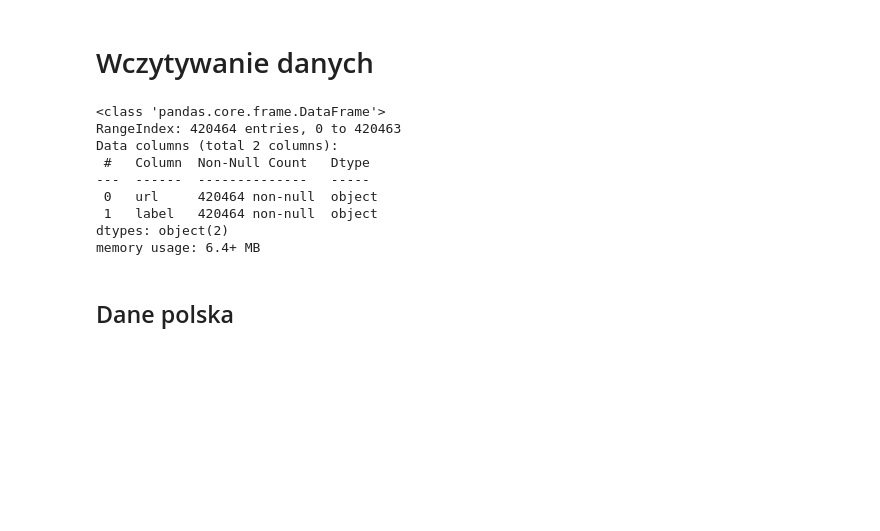
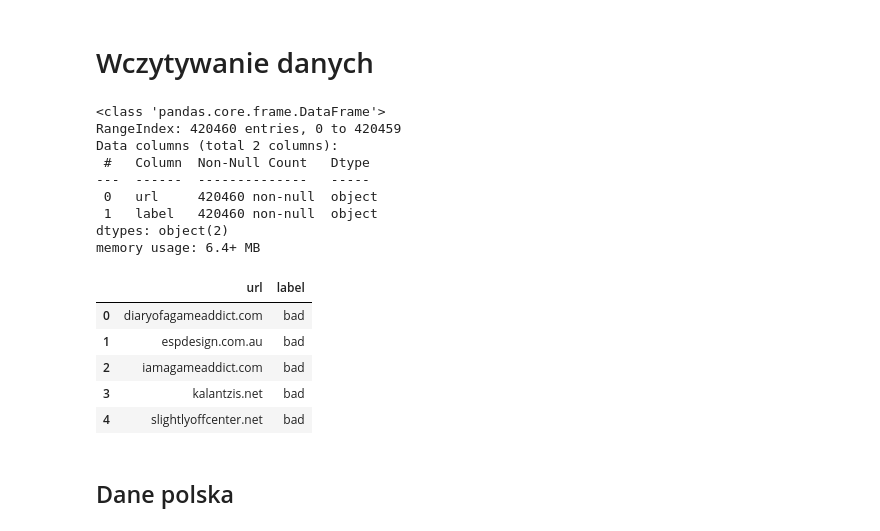
Before and after one commit to knmlprz/mallicious-url-model, a Jupyter notebook: Notebooks/Second_model.ipynb, the cells around one changed output. Saved outputs shown, nothing was run; the diff lists cells and outputs as text; code cells hidden in the pictures; blank space fills up the shorter version.

```diff
--- a/Notebooks/Second_model.ipynb
+++ b/Notebooks/Second_model.ipynb
@@ -25,17 +25,25 @@ import pickle
 # %%
 kaggle = pd.read_csv("../Data/URLs-mixed/kaggle_labeled.csv")
 kaggle.info()
-kaggle = kaggle[kaggle["label"] == "bad"]
 # %% [output]
 <class 'pandas.core.frame.DataFrame'>
-RangeIndex: 420464 entries, 0 to 420463
+RangeIndex: 420460 entries, 0 to 420459
 Data columns (total 2 columns):
  #   Column  Non-Null Count   Dtype
 ---  ------  --------------   -----
- 0   url     420464 non-null  object
- 1   label   420464 non-null  object
+ 0   url     420460 non-null  object
+ 1   label   420460 non-null  object
 dtypes: object(2)
 memory usage: 6.4+ MB
+# %%
+kaggle.head()
+# %% [output]
+|  | url | label |
+| 0 | diaryofagameaddict.com | bad |
+| 1 | espdesign.com.au | bad |
+| 2 | iamagameaddict.com | bad |
+| 3 | kalantzis.net | bad |
+| 4 | slightlyoffcenter.net | bad |
 # %% [markdown]
 ## Dane polska
 # %%
```
Also changed, not shown: parts of 21 cells of this notebook.
